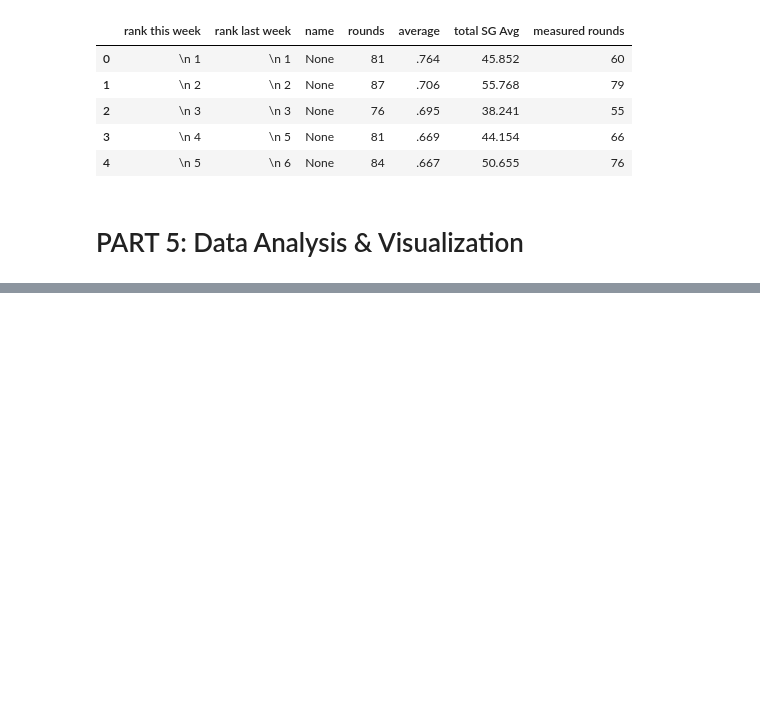
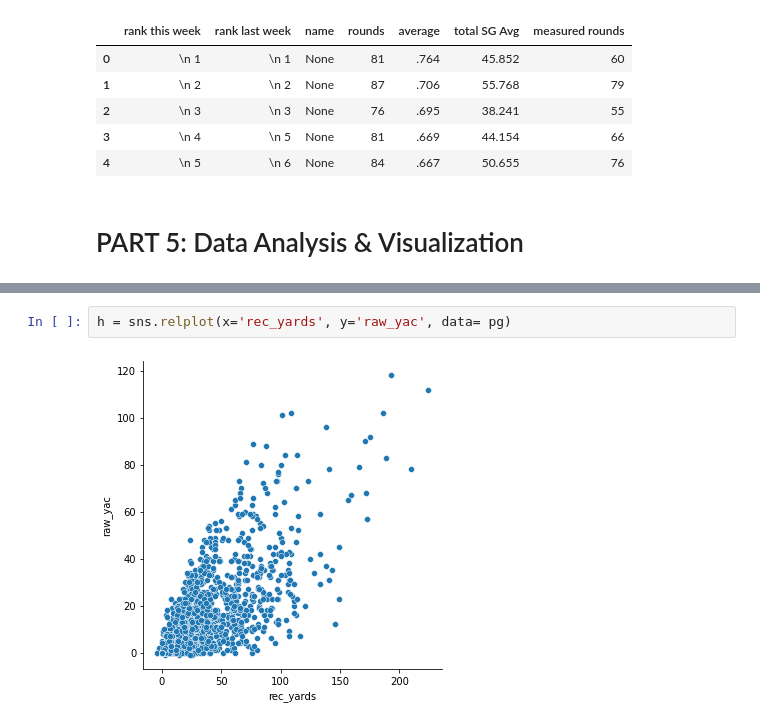
Before and after one commit to wcrowley342/leantocodefantasyfootball, a Jupyter notebook: Learn_to_code_with_fantasy_football_PANDAS.ipynb, the cells around one changed output, grey strips where cells are left out. Drawn from its saved outputs; the diff is of its cells as text; blank space fills up the shorter version.

```diff
--- a/Learn_to_code_with_fantasy_football_PANDAS.ipynb
+++ b/Learn_to_code_with_fantasy_football_PANDAS.ipynb
@@ -1185,0 +1252,4 @@ df.head()
+# %%
+h = sns.relplot(x='rec_yards', y='raw_yac', data= pg)
+# %% [output]
+[figure, added]
```
Also changed, not shown: parts of 21 cells of this notebook.
